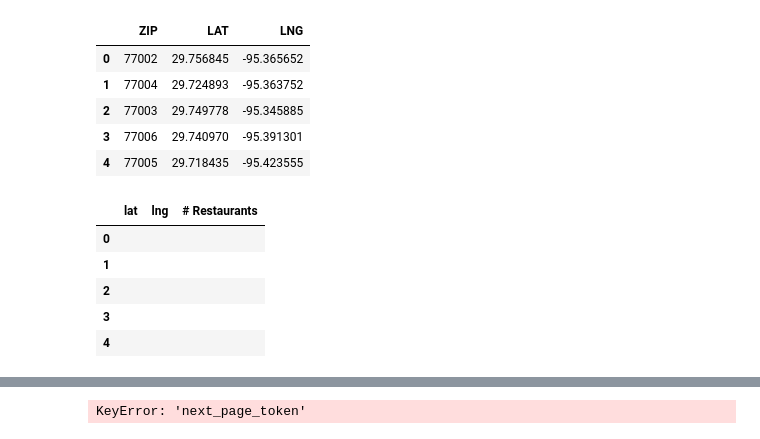
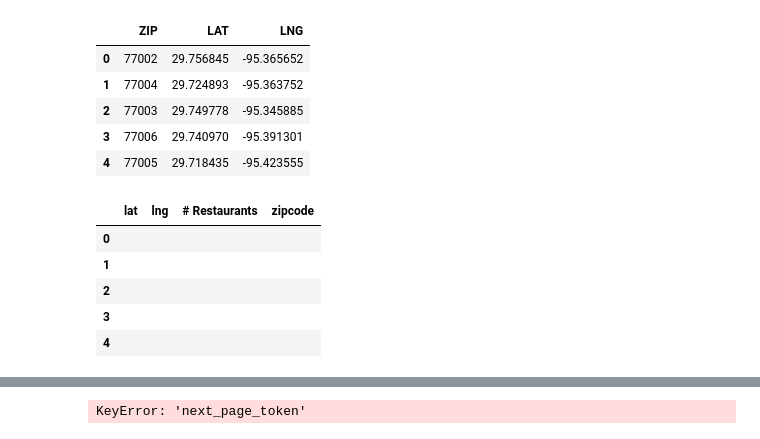
Before and after one commit to Axemen/Houston_Housing, a Jupyter notebook: notebooks/google_places_v2.ipynb, the cells around one changed output, grey strips where cells are left out. Cells and saved outputs as stored; diff of their text form; code cells hidden in the pictures.

Commit message:
zipcode map data and mapping

```diff
--- a/notebooks/google_places_v2.ipynb
+++ b/notebooks/google_places_v2.ipynb
@@ -55,12 +55,12 @@ harris_df.head()
 | 3 | 77006 | 29.740970 | -95.391301 |
 | 4 | 77005 | 29.718435 | -95.423555 |
 # %%
-ammenities_df = pd.DataFrame(data={"lat":"", "lng":"","# Restaurants":"" }, index = [i for i in range(len(harris_df))])
+ammenities_df = pd.DataFrame(data={"lat":"", "lng":"","# Restaurants":"", 'zipcode':'' }, index = [i for i in range(len(harris_df))])
 ammenities_df.head()
 # %% [output]
-|  | lat | lng | # Restaurants |
-| 0 |  |  |  |
-| 1 |  |  |  |
-| 2 |  |  |  |
-| 3 |  |  |  |
-| 4 |  |  |  |
+|  | lat | lng | # Restaurants | zipcode |
+| 0 |  |  |  |  |
+| 1 |  |  |  |  |
+| 2 |  |  |  |  |
+| 3 |  |  |  |  |
+| 4 |  |  |  |  |
```
Also changed, not shown: parts of 6 cells of this notebook, 3 other files.
